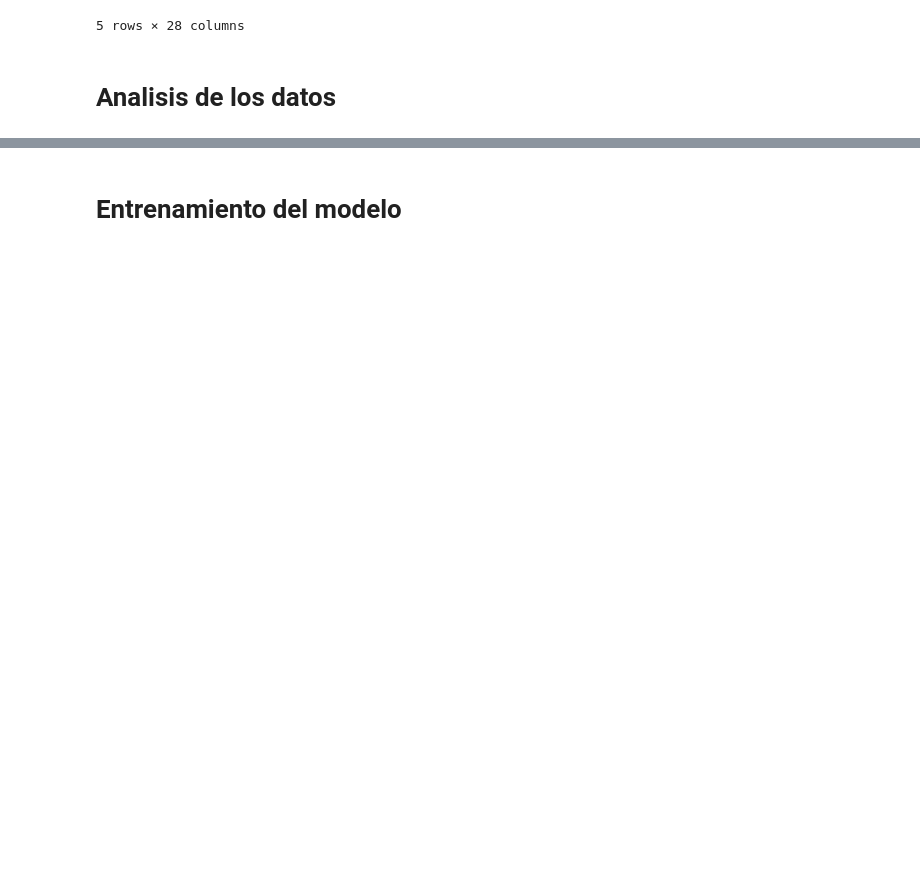
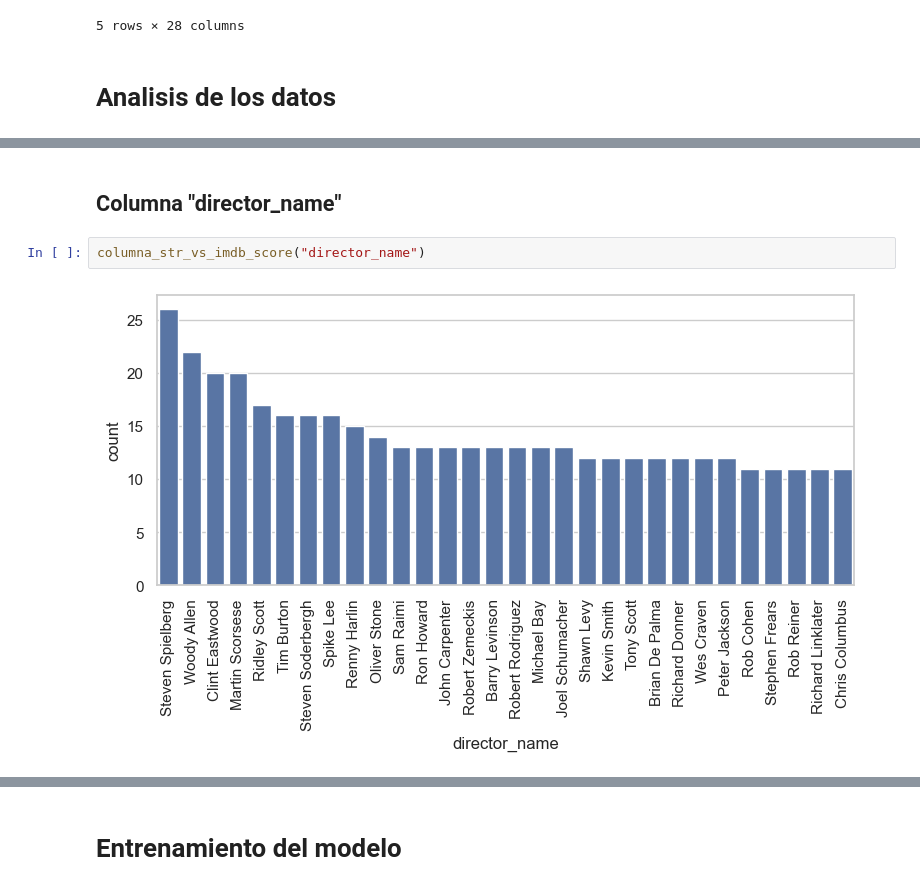
Before and after one commit to 1Pampu/BigData-ML-Proyectos, a Jupyter notebook: Trabajo Final/Trabajo Final.ipynb, the cells around one changed output, grey strips where cells are left out. Saved outputs shown, nothing was run; the diff lists cells and outputs as text; blank space fills up the shorter version.

```diff
--- a/Trabajo Final/Trabajo Final.ipynb
+++ b/Trabajo Final/Trabajo Final.ipynb
@@ -142,0 +101,6 @@ plt.show()
+# %% [markdown]
+## Columna "director_name"
+# %%
+columna_str_vs_imdb_score("director_name")
+# %% [output]
+[figure, added]
```
Also changed, not shown: parts of 93 cells of this notebook.
